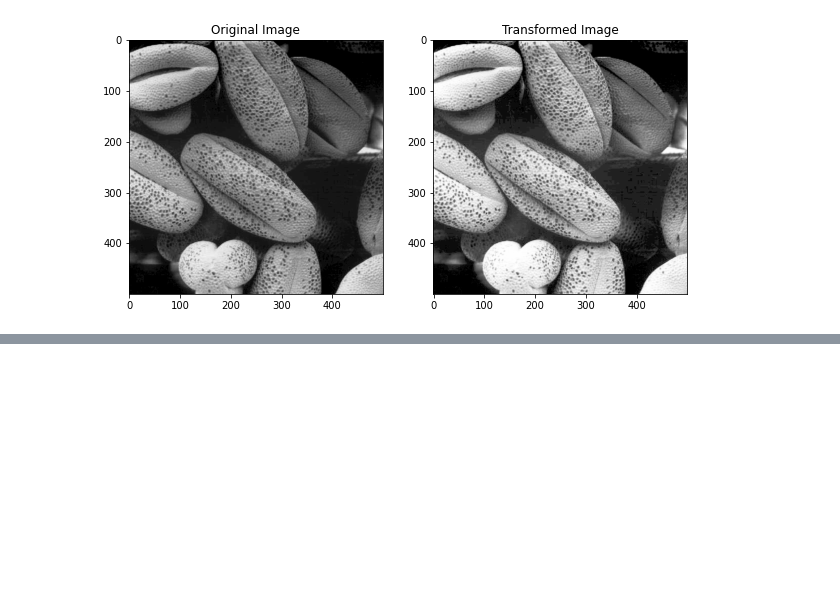
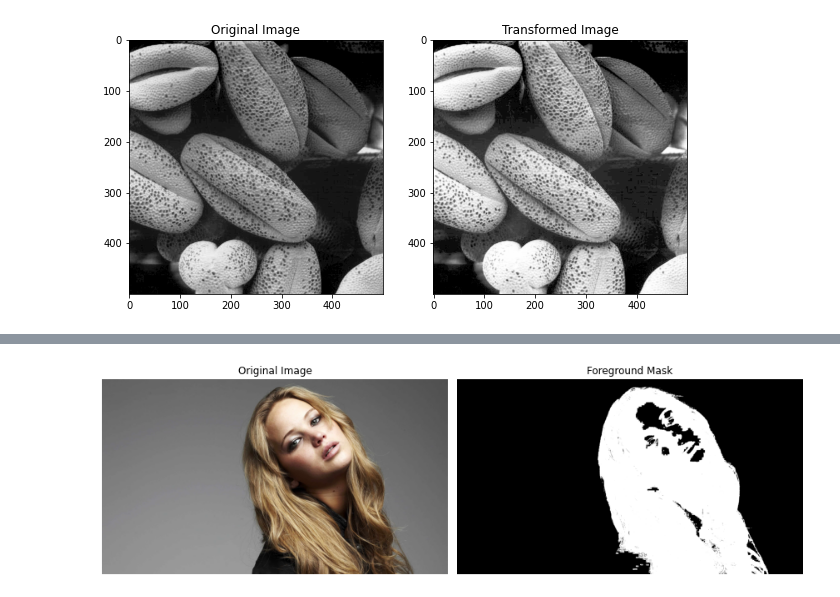
Before and after one commit to shemalperera/IPMVA01, a Jupyter notebook: Code.ipynb, the cells around one changed output, grey strips where cells are left out. Drawn from its saved outputs; the diff is of its cells as text; code cells hidden in the pictures; blank space fills up the shorter version.

```diff
--- a/Code.ipynb
+++ b/Code.ipynb
@@ -276,0 +299,19 @@ img_v = img_hsv_planes[2]
+# %%
+# Applying threshold to the saturation plane
+threshold = 45
+_,mask = cv.threshold(img_s, threshold,255,cv.THRESH_BINARY)
+
+#Display Mask
+fig, ax = plt.subplots(1,2,figsize=(12,4))
+ax[0].imshow(cv.cvtColor(img_orig, cv.COLOR_BGR2RGB))
+ax[0].set_title('Original Image')
+ax[0].axis('off')
+
+ax[1].imshow(mask, cmap='gray')
+ax[1].set_title('Foreground Mask')
+ax[1].axis('off')
+
+plt.tight_layout()
+plt.show()
+# %% [output]
+[figure, added]
```
Also changed, not shown: parts of 6 cells of this notebook.
